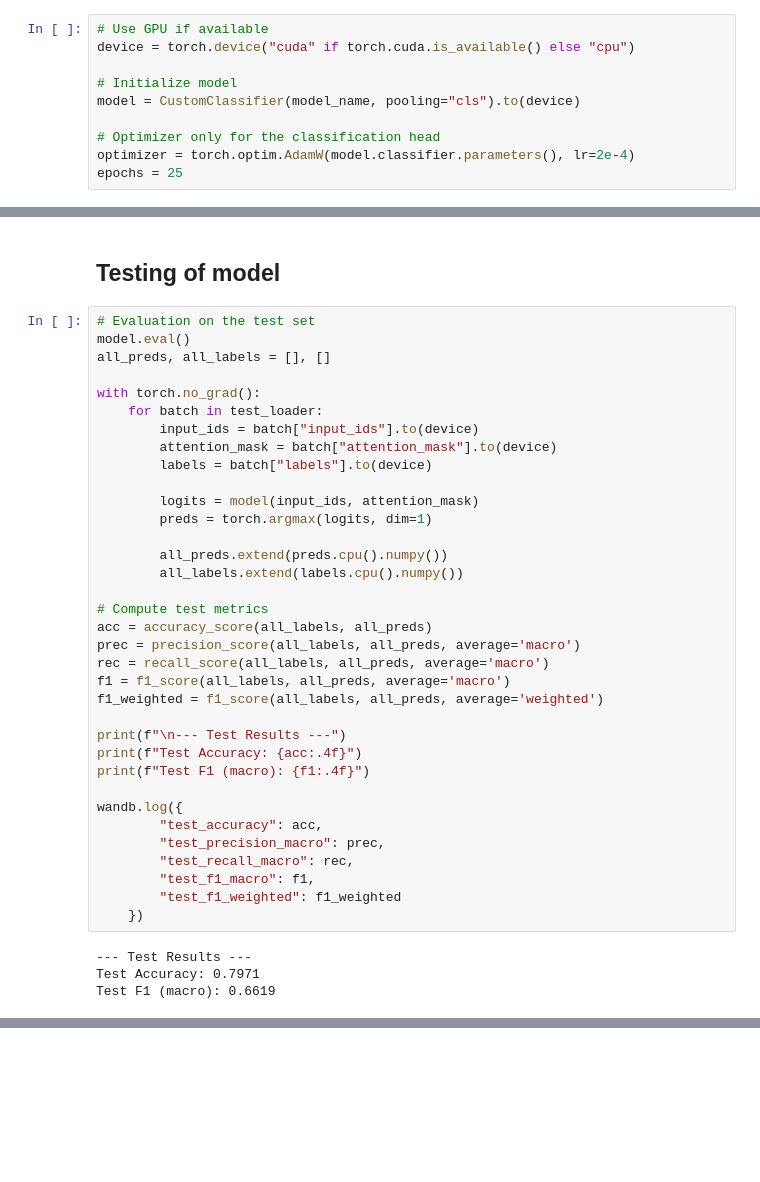
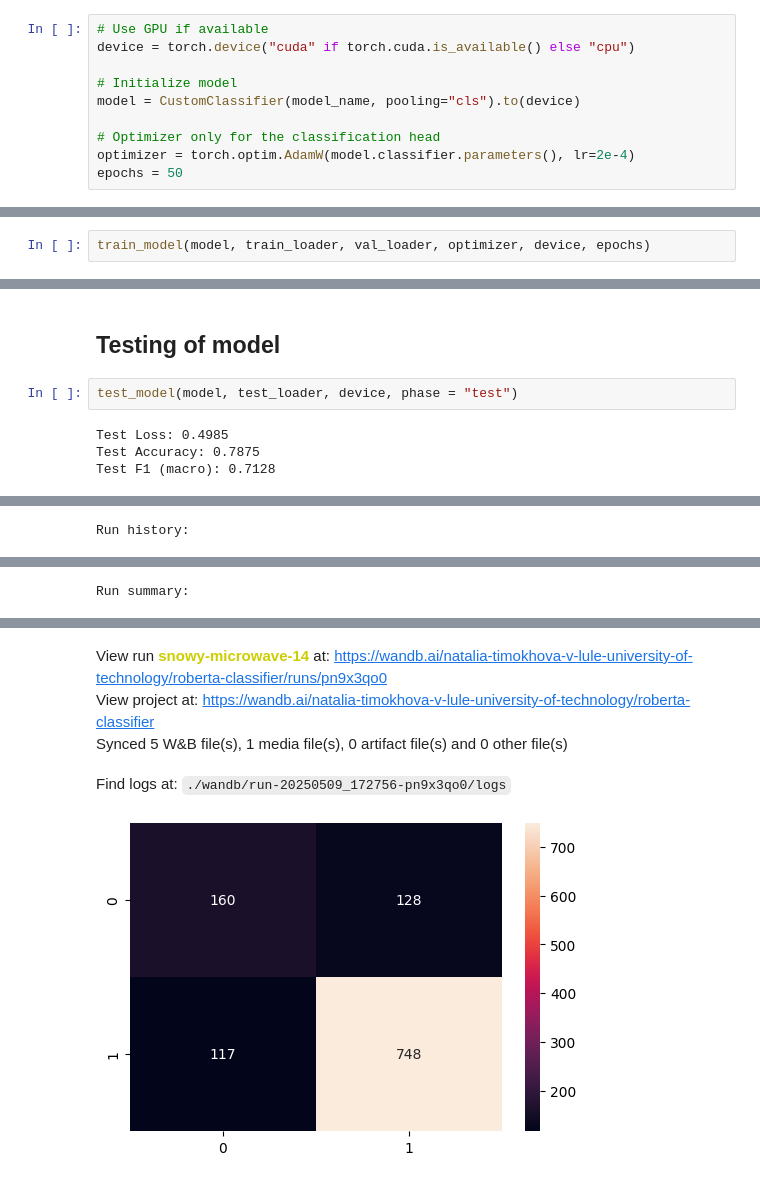
Before and after one commit to NataliaTimokhova/HateSpeechDetection, a Jupyter notebook: notebooks/HateSpeechDetection.ipynb, the cells around one changed output, grey strips where cells are left out. Drawn from its saved outputs; the diff is of its cells as text; blank space fills up the shorter version.

Commit message:
Used functions for training and testing the model

```diff
--- a/notebooks/HateSpeechDetection.ipynb
+++ b/notebooks/HateSpeechDetection.ipynb
@@ -142,5 +145,5 @@ model = CustomClassifier(model_name, pooling="cls").to(device)
 
 # Optimizer only for the classification head
 optimizer = torch.optim.AdamW(model.classifier.parameters(), lr=2e-4)
-epochs = 25
+epochs = 50
 # %% [output]
@@ -277,0 +181,2 @@ Test F1 (macro): 0.6239
+# %%
+train_model(model, train_loader, val_loader, optimizer, device, epochs)
@@ -278,41 +205,8 @@ Test F1 (macro): 0.6239
 # %% [markdown]
 ## Testing of model
 # %%
-# Evaluation on the test set
-model.eval()
-all_preds, all_labels = [], []
-
-with torch.no_grad():
-    for batch in test_loader:
-        input_ids = batch["input_ids"].to(device)
-        attention_mask = batch["attention_mask"].to(device)
-        labels = batch["labels"].to(device)
-
-        logits = model(input_ids, attention_mask)
-        preds = torch.argmax(logits, dim=1)
-
-        all_preds.extend(preds.cpu().numpy())
-        all_labels.extend(labels.cpu().numpy())
-
-# Compute test metrics
-acc = accuracy_score(all_labels, all_preds)
-prec = precision_score(all_labels, all_preds, average='macro')
-rec = recall_score(all_labels, all_preds, average='macro')
-f1 = f1_score(all_labels, all_preds, average='macro')
-f1_weighted = f1_score(all_labels, all_preds, average='weighted')
-
-print(f"\n--- Test Results ---")
-print(f"Test Accuracy: {acc:.4f}")
-print(f"Test F1 (macro): {f1:.4f}")
-
-wandb.log({
-        "test_accuracy": acc,
-        "test_precision_macro": prec,
-        "test_recall_macro": rec,
-        "test_f1_macro": f1,
-        "test_f1_weighted": f1_weighted
-    })
+test_model(model, test_loader, device, phase = "test")
 # %% [output]
---- Test Results ---
-Test Accuracy: 0.7971
-Test F1 (macro): 0.6619
+Test Loss: 0.4985
+Test Accuracy: 0.7875
+Test F1 (macro): 0.7128
@@ -318,0 +214 @@ Test F1 (macro): 0.6619
+Run history:
@@ -318,0 +231 @@ Test F1 (macro): 0.6619
+Run summary:
@@ -318,0 +248,5 @@ Test F1 (macro): 0.6619
+View run snowy-microwave-14 at: https://wandb.ai/natalia-timokhova-v-lule-university-of-technology/roberta-classifier/runs/pn9x3qo0
+View project at: https://wandb.ai/natalia-timokhova-v-lule-university-of-technology/roberta-classifier
+Synced 5 W&B file(s), 1 media file(s), 0 artifact file(s) and 0 other file(s)
+Find logs at: ./wandb/run-20250509_172756-pn9x3qo0/logs
+[figure, added]
```
Also changed, not shown: parts of 7 cells of this notebook.
